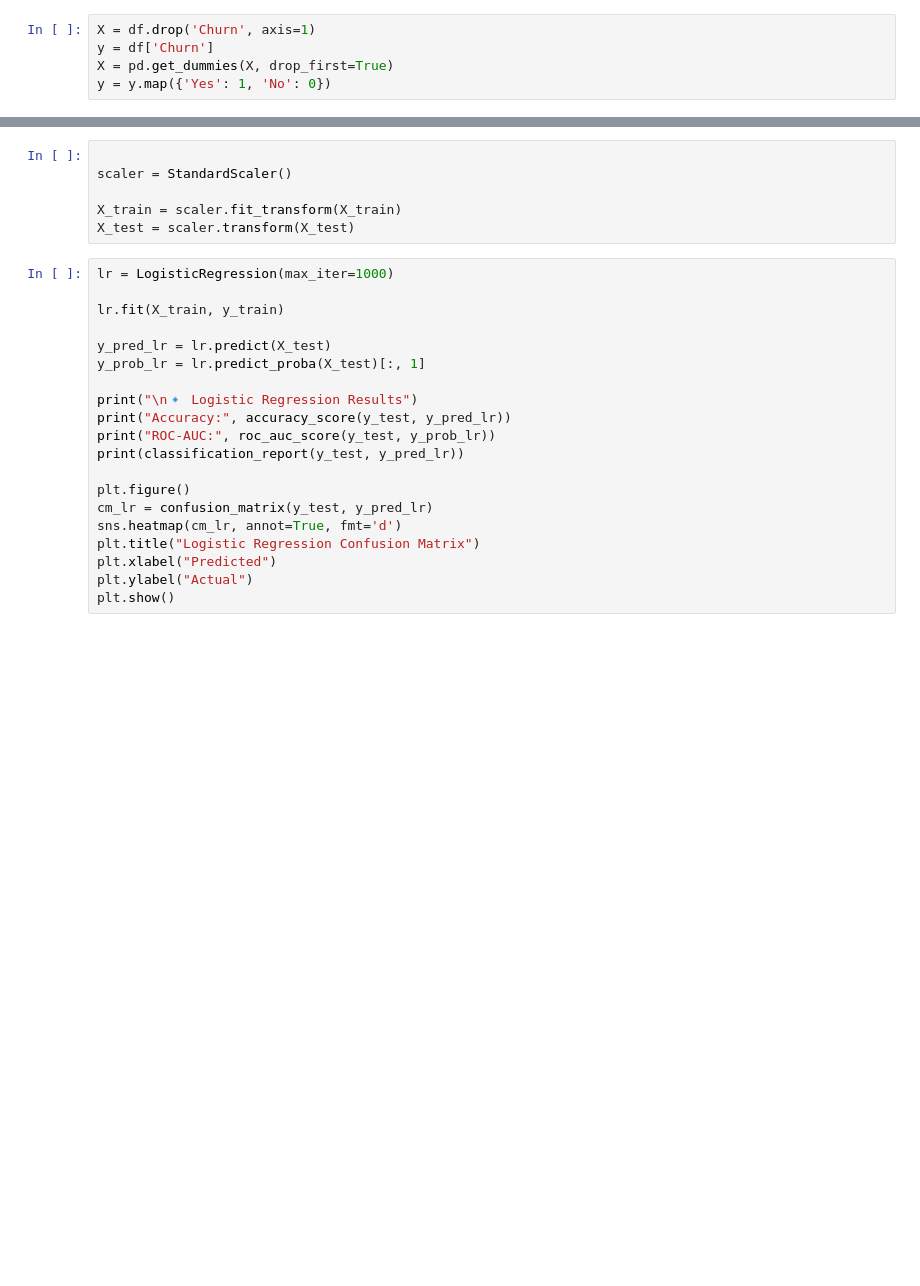
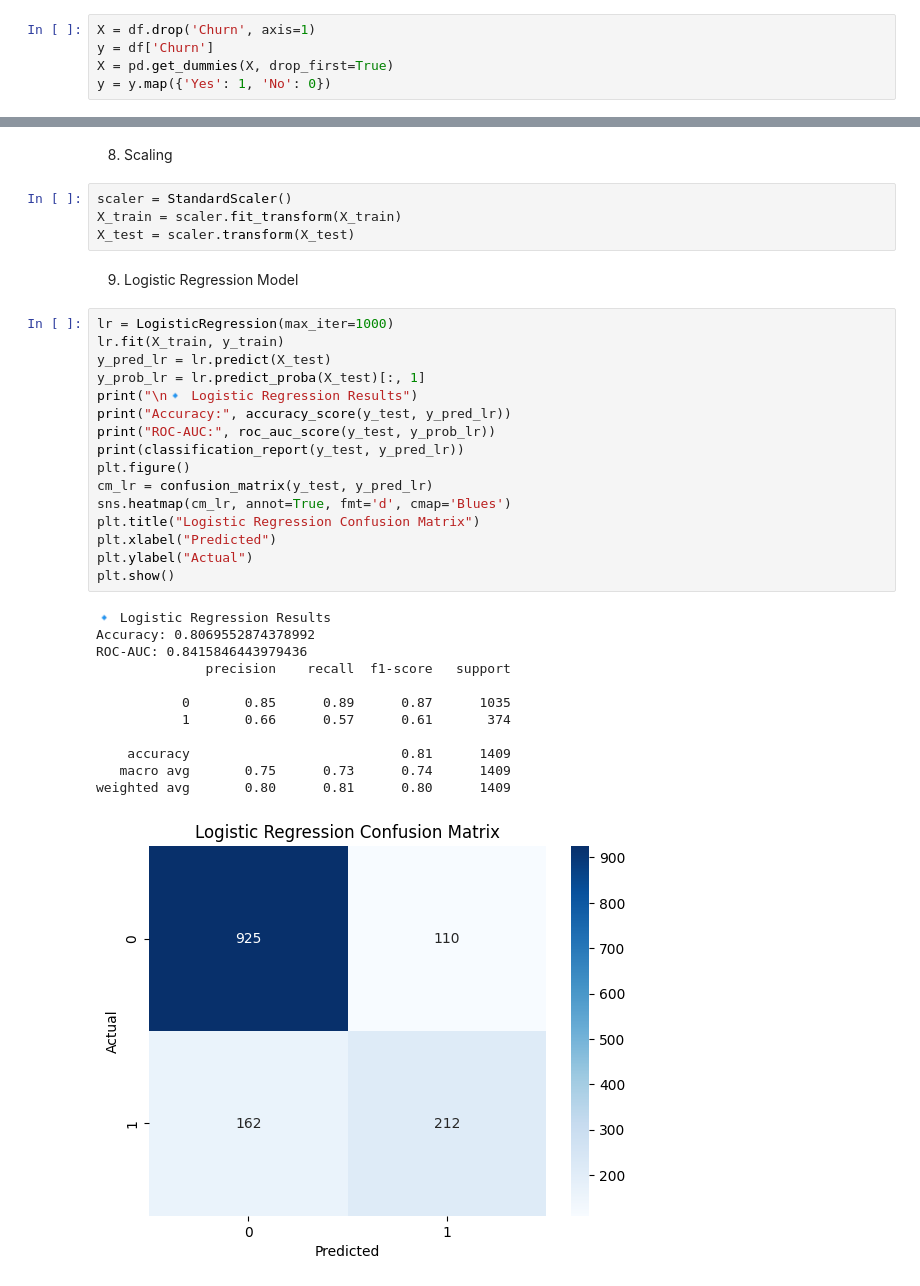
Before and after one commit to mridula13/Telco-Customer-Churn, a Jupyter notebook: analysis.ipynb, the cells around one changed output, grey strips where cells are left out. Drawn from its saved outputs; the diff is of its cells as text; blank space fills up the shorter version.

```diff
--- a/analysis.ipynb
+++ b/analysis.ipynb
@@ -51,29 +114,40 @@ X_train, X_test, y_train, y_test = train_test_split(
     random_state=42,
     stratify=y
 )
+# %% [markdown]
+8) Scaling
 # %%
-
 scaler = StandardScaler()
-
 X_train = scaler.fit_transform(X_train)
 X_test = scaler.transform(X_test)
+# %% [markdown]
+9) Logistic Regression Model
 # %%
 lr = LogisticRegression(max_iter=1000)
-
 lr.fit(X_train, y_train)
-
 y_pred_lr = lr.predict(X_test)
 y_prob_lr = lr.predict_proba(X_test)[:, 1]
-
 print("\n🔹 Logistic Regression Results")
 print("Accuracy:", accuracy_score(y_test, y_pred_lr))
 print("ROC-AUC:", roc_auc_score(y_test, y_prob_lr))
 print(classification_report(y_test, y_pred_lr))
-
 plt.figure()
 cm_lr = confusion_matrix(y_test, y_pred_lr)
-sns.heatmap(cm_lr, annot=True, fmt='d')
+sns.heatmap(cm_lr, annot=True, fmt='d', cmap='Blues')
 plt.title("Logistic Regression Confusion Matrix")
 plt.xlabel("Predicted")
 plt.ylabel("Actual")
 plt.show()
+# %% [output]
+🔹 Logistic Regression Results
+Accuracy: 0.8069552874378992
+ROC-AUC: 0.8415846443979436
+              precision    recall  f1-score   support
+
+           0       0.85      0.89      0.87      1035
+           1       0.66      0.57      0.61       374
+
+    accuracy                           0.81      1409
+   macro avg       0.75      0.73      0.74      1409
+weighted avg       0.80      0.81      0.80      1409
+[figure, added]
```
Also changed, not shown: parts of 22 cells of this notebook.
